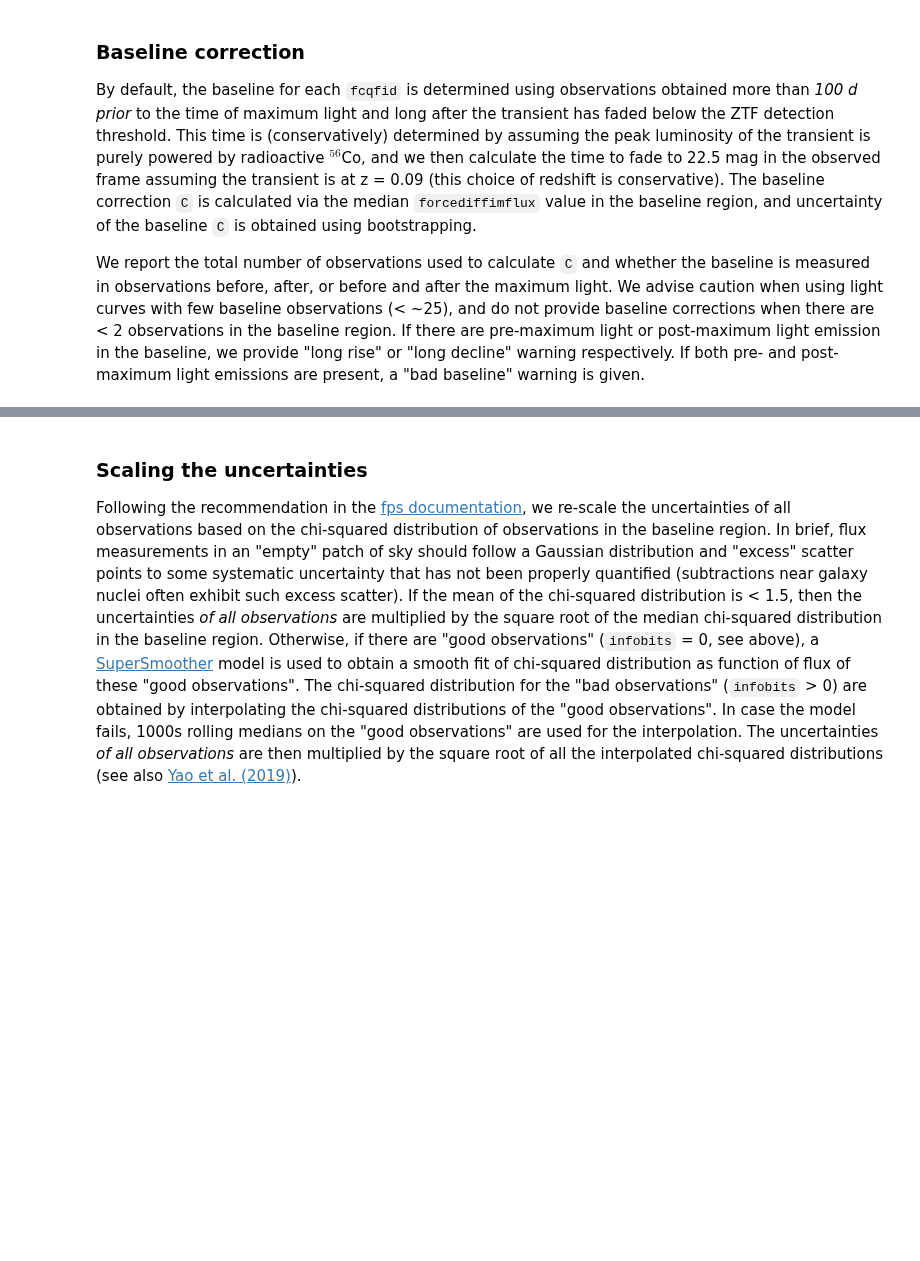
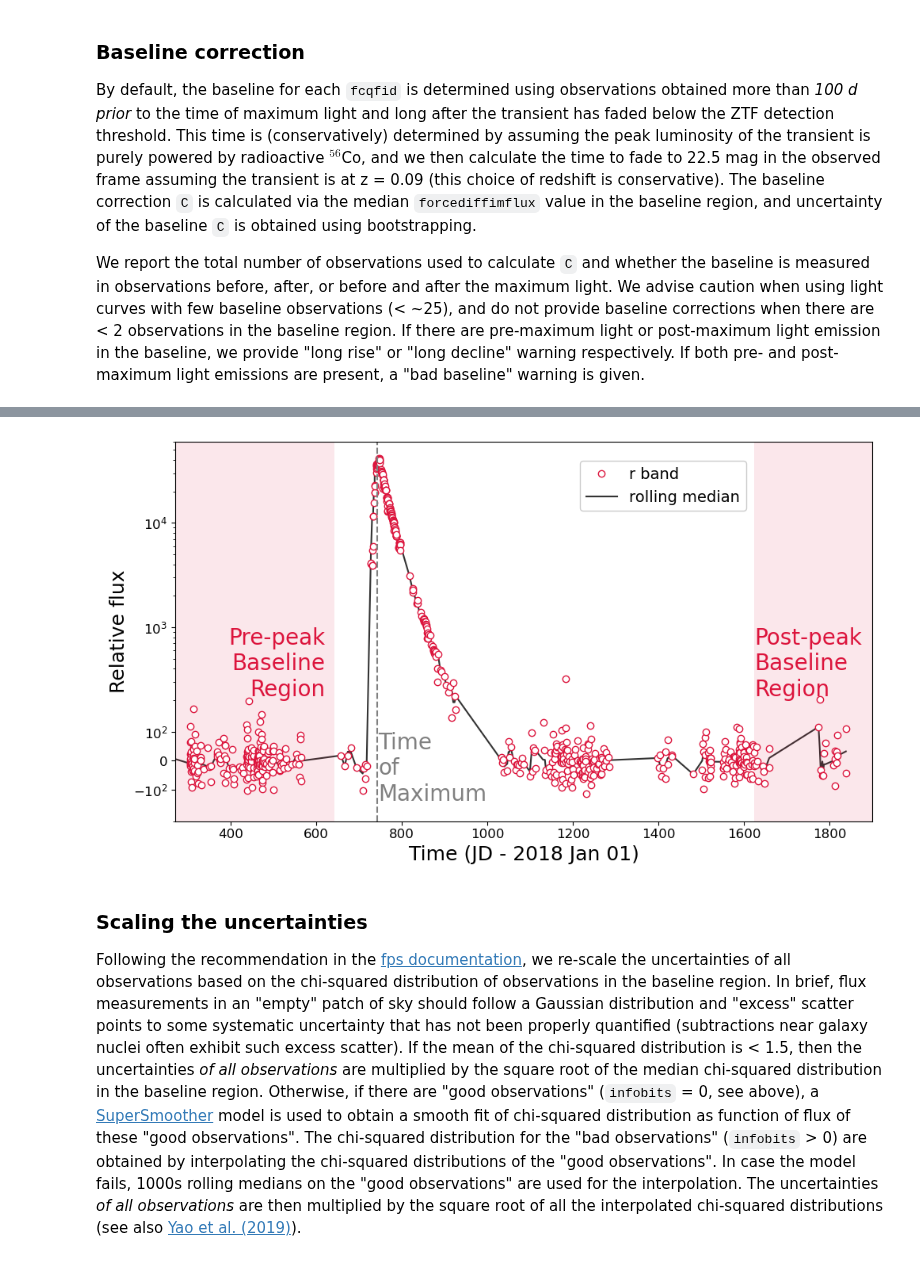
Before and after one commit to BrightTransientSurvey/ztf_forced_phot, a Jupyter notebook: explanation/CalibratedFPSPhot.ipynb, the cells around one changed output, grey strips where cells are left out. Cells and saved outputs as stored; diff of their text form; code cells hidden in the pictures; blank space fills up the shorter version.

```diff
--- a/explanation/CalibratedFPSPhot.ipynb
+++ b/explanation/CalibratedFPSPhot.ipynb
@@ -103,7 +103,7 @@ fp_df = calibrate_fps.read_ipac_fps('../fps_data/ZTF19adcecwu.txt')
 # make a plot showing baseline detection
 jdstart = 2458119.5 # 2018 Jan 01
 t_peak = 2458862.4618663252
-r_band = np.where((fp_df.fcqfid.values == 8191332) &
+r_band = np.where((fp_df.fcqfid.values == 8191342) &
                   (fp_df.infobitssci.values == 0) &
                   (fp_df.forcediffimfluxunc.values > -99998)
                  )
@@ -123,8 +123,7 @@ if len(around_max[0]) > 0:
 roll_med = fp_df.iloc[r_band].forcediffimflux.rolling('14D', center=True).median().values
 
 
-fig, ax = plt.subplots(figsize=(10,6))
-
+fig, ax = plt.subplots(figsize=(10,5.5))
 
 ax.plot(fp_df.jd.values[r_band] - jdstart,
         fp_df.forcediffimflux.values[r_band],
@@ -138,9 +137,6 @@ ax.plot(fp_df.jd.values[r_band] - jdstart,
 
 ax.axvline(x = t_peak - jdstart,
            color = '0.5', ls = '--')
-ax.axvspan(0, t_peak - jdstart - 100, color='Crimson', alpha=0.1, lw=0)
-
-ax.axvspan(t_faded - jdstart, 2500, color='Crimson', alpha=0.1, lw=0)
 
 
 ax.set_xlim(270, 1900)
@@ -149,13 +145,11 @@ ax.set_yscale('symlog',
               linthresh=100,
               linscale=0.25,
               subs=[2, 3, 4, 5, 6, 7, 8, 9])
-ax.legend(loc=2, fontsize=14, framealpha=1)
-ax.text(620, 1e3, 'Pre-peak\nBaseline\nRegion',
-        ha='right',va='top',
-        fontsize=20, color='Crimson')
-ax.text(1625, 1e3, 'Post-peak\nBaseline\nRegion',
-        ha='left',va='top',
-        fontsize=20, color='Crimson')
+leg = ax.legend(loc=9, fontsize=14, fancybox=True,
+                bbox_to_anchor=(0.7,0.97), bbox_transform=ax.transAxes)
+leg.get_frame().set_alpha(None)
+leg.get_frame().set_facecolor((1,1,1,0.01))
+
 ax.text(t_peak - jdstart+2, 1e2, 'Time\nof\nMaximum',
         ha='left',va='top',
         fontsize=20, color='0.5')
@@ -164,5 +158,17 @@ ax.set_xlabel('Time (JD - 2018 Jan 01)', fontsize = 18)
 ax.tick_params(axis='both', labelsize=12)
 fig.subplots_adjust(right=0.98, left=0.1, top=0.98)
 # fig.tight_layout()
-fig.savefig('../images/baseline_max.jpg')
+fig.savefig('../images/find_tmax.png', transparent=True)
+
+ax.axvspan(0, t_peak - jdstart - 100, color='Crimson', alpha=0.1, lw=0)
+
+ax.axvspan(t_faded - jdstart, 2500, color='Crimson', alpha=0.1, lw=0)
+
+ax.text(620, 1e3, 'Pre-peak\nBaseline\nRegion',
+        ha='right',va='top',
+        fontsize=20, color='Crimson')
+ax.text(1625, 1e3, 'Post-peak\nBaseline\nRegion',
+        ha='left',va='top',
+        fontsize=20, color='Crimson')
+fig.savefig('../images/baseline_max.png', transparent=True)
 # %% [output]
@@ -171,3 +175,4 @@ fig.savefig('../images/baseline_max.jpg')
+[figure, added]
 # %% [markdown]
 ### Scaling the uncertainties
 
```
Also changed, not shown: parts of 5 cells of this notebook, 3 other files.
